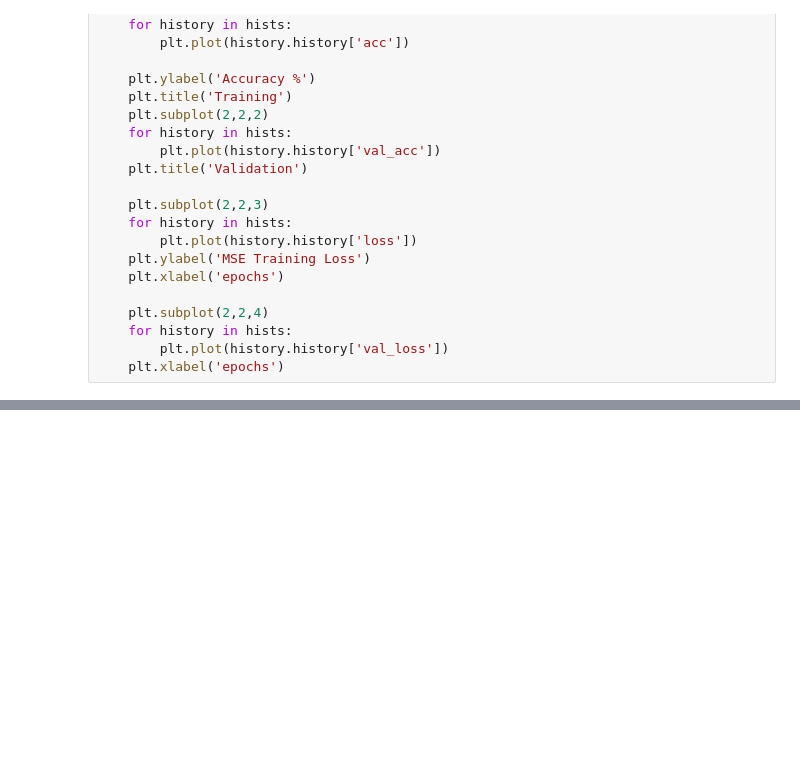
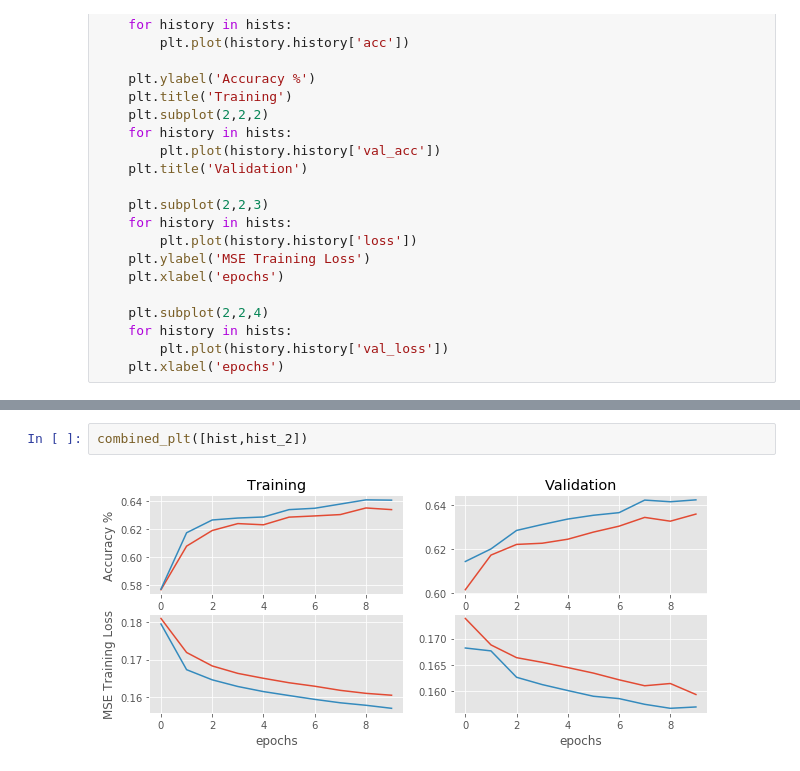
Before and after one commit to jamesothomas/MachineLearningPython, a Jupyter notebook: Lab5/Deep_and_Wide modeling.ipynb, the cells around one changed output, grey strips where cells are left out. Cells and saved outputs as stored; diff of their text form; blank space fills up the shorter version.

```diff
--- a/Lab5/Deep_and_Wide modeling.ipynb
+++ b/Lab5/Deep_and_Wide modeling.ipynb
@@ -528,0 +557,4 @@ def combined_plt(hists):
+# %%
+combined_plt([hist,hist_2])
+# %% [output]
+[figure, added]
```
Also changed, not shown: parts of 11 cells of this notebook.
